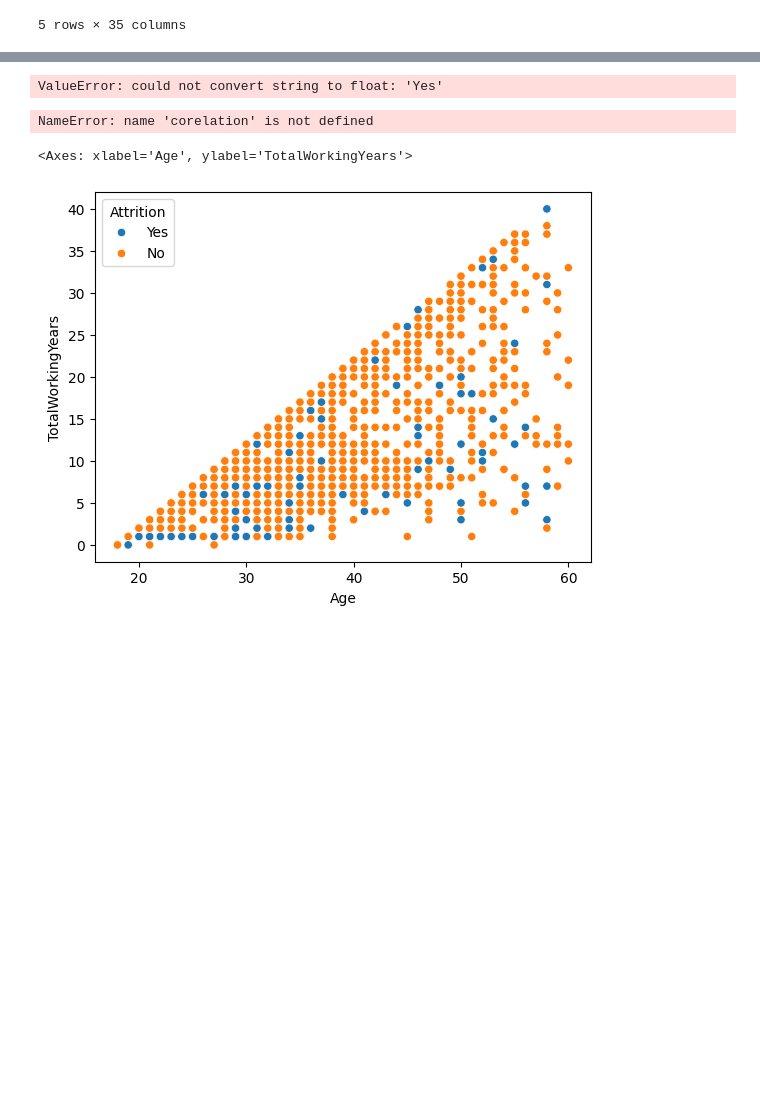
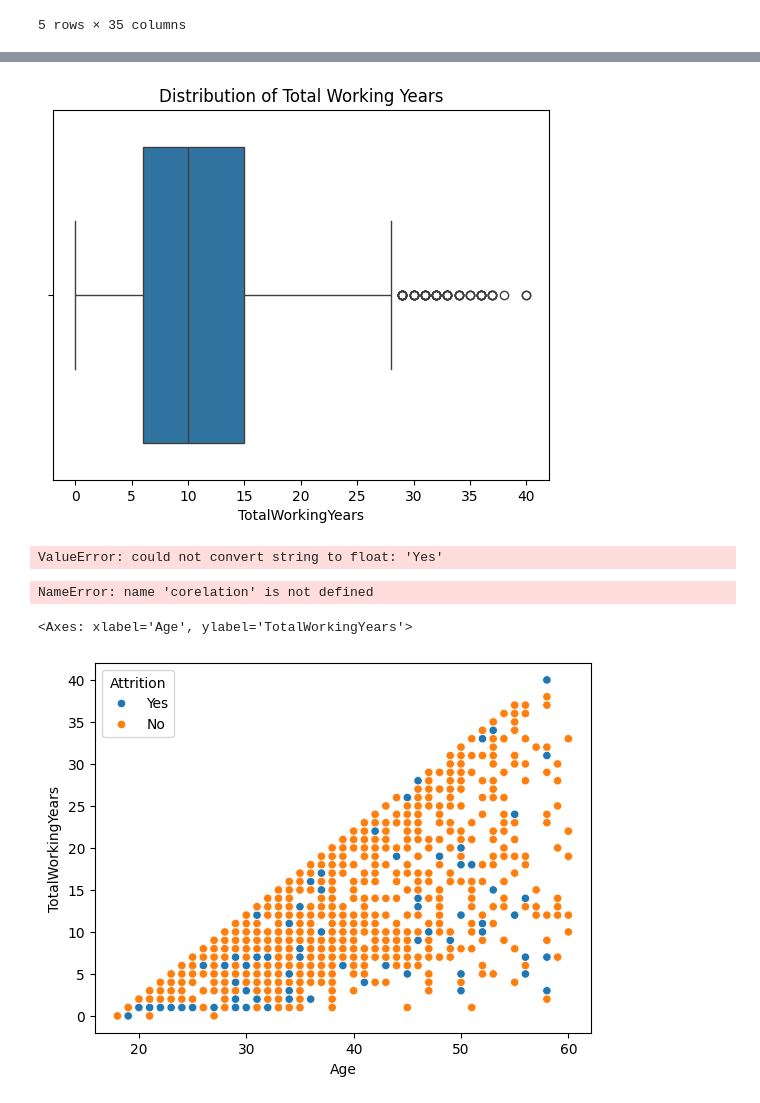
Before and after one commit to Sarthak-G0yal/PredictingEmployeeAttrition, a Jupyter notebook: notebook.ipynb, the cells around one changed output, grey strips where cells are left out. Drawn from its saved outputs; the diff is of its cells as text; code cells hidden in the pictures; blank space fills up the shorter version.

```diff
--- a/notebook.ipynb
+++ b/notebook.ipynb
@@ -90,3 +131,9 @@ dtype: int64
+# %%
+sns.boxplot(x=analysis_df['TotalWorkingYears'])
+plt.title('Distribution of Total Working Years')
+plt.show()
+# %% [output]
+[figure, added]
 # %%
 # Use another dataframe for analysis.
 # %%
```
Also changed, not shown: parts of 18 cells of this notebook, 2 other files.
